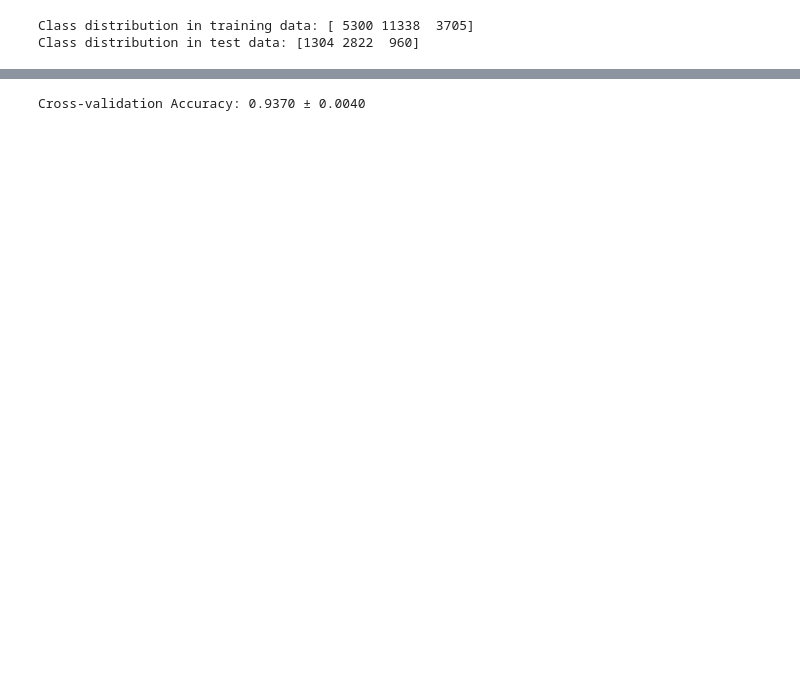
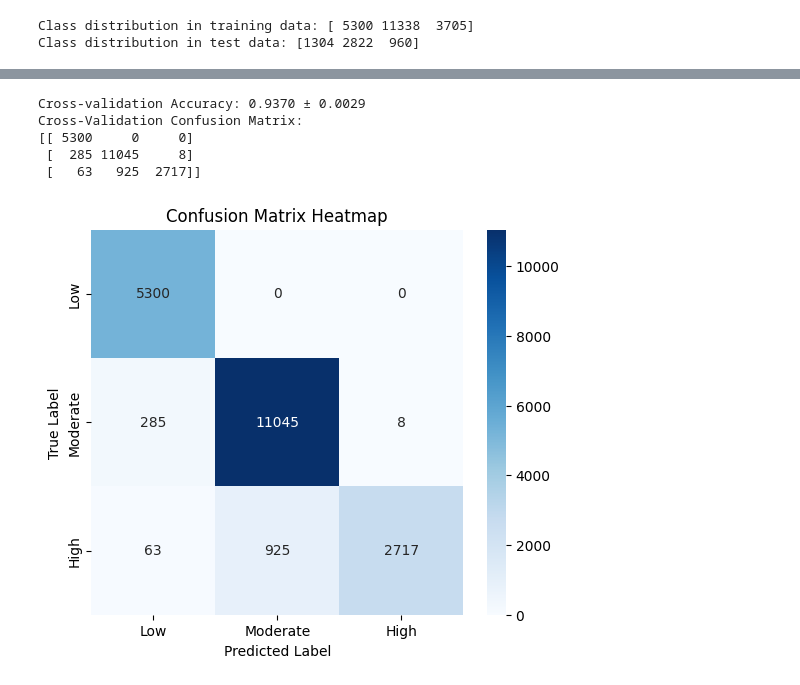
Before and after one commit to Aashiff2003/DSGP-group-25, a Jupyter notebook: Risk_Analysis.ipynb, the cells around one changed output, grey strips where cells are left out. Saved outputs shown, nothing was run; the diff lists cells and outputs as text; code cells hidden in the pictures; blank space fills up the shorter version.

```diff
--- a/Risk_Analysis.ipynb
+++ b/Risk_Analysis.ipynb
@@ -318,18 +307,40 @@ Confusion Matrix:
 # %%
-from sklearn.model_selection import cross_val_score
+from sklearn.model_selection import cross_val_predict, cross_val_score
 from sklearn.ensemble import RandomForestClassifier
+from sklearn.metrics import confusion_matrix
 import numpy as np
 
-# Initialize the Random Forest model
-RF_model = RandomForestClassifier(n_estimators=100, random_state=42)
-
-# Perform cross-validation (5-fold by default)
+# Perform cross-validation (5-fold)
 cv_scores = cross_val_score(RF_model, X_train, y_train, cv=5, scoring='accuracy')
 
 # Calculate the mean and standard deviation of cross-validation results
 mean_cv_accuracy = np.mean(cv_scores)
 std_cv_accuracy = np.std(cv_scores)
 
 print(f"Cross-validation Accuracy: {mean_cv_accuracy:.4f} ± {std_cv_accuracy:.4f}")
+
+# Get cross-validation predictions
+y_pred_cv = cross_val_predict(RF_model, X_train, y_train, cv=5)
+
+# Compute the confusion matrix
+conf_matrix = confusion_matrix(y_train, y_pred_cv)
+
+print("Cross-Validation Confusion Matrix:")
+print(conf_matrix)
+
+class_labels = ['Low', 'Moderate', 'High']  # Adjust based on your risk labels
+
+# Plot the heatmap
+plt.figure(figsize=(6, 5))
+sns.heatmap(conf_matrix, annot=True, fmt='d', cmap='Blues', xticklabels=class_labels, yticklabels=class_labels)
+plt.xlabel("Predicted Label")
+plt.ylabel("True Label")
+plt.title("Confusion Matrix Heatmap")
+plt.show()
 # %% [output]
-Cross-validation Accuracy: 0.9370 ± 0.0040
+Cross-validation Accuracy: 0.9370 ± 0.0029
+Cross-Validation Confusion Matrix:
+[[ 5300     0     0]
+ [  285 11045     8]
+ [   63   925  2717]]
+[figure, added]
```
Also changed, not shown: parts of 10 cells of this notebook.
